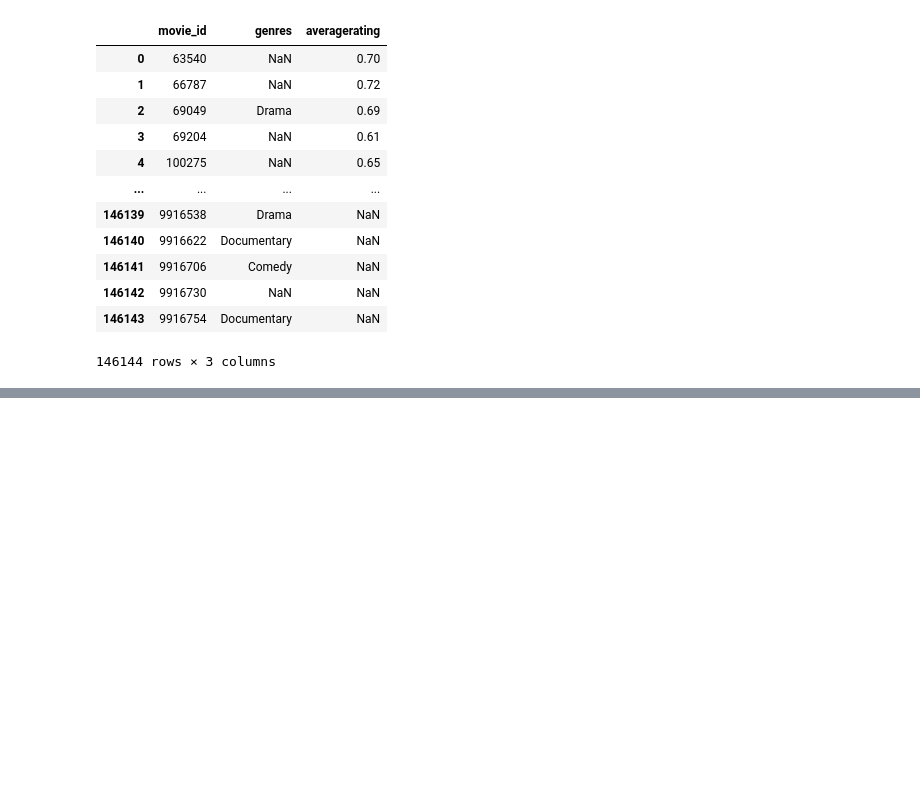
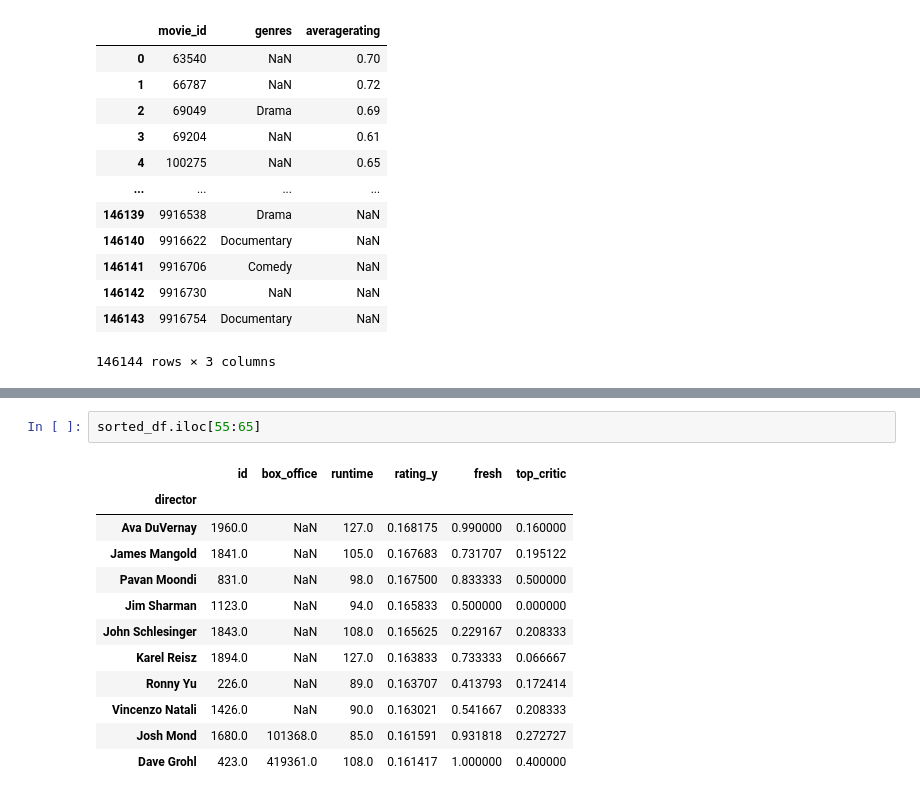
Before and after one commit to jwargodeloitte/intensive-final-project, a Jupyter notebook: SE_Data_Analysis.ipynb, the cells around one changed output, grey strips where cells are left out. Saved outputs shown, nothing was run; the diff lists cells and outputs as text; blank space fills up the shorter version.

```diff
--- a/SE_Data_Analysis.ipynb
+++ b/SE_Data_Analysis.ipynb
@@ -478,0 +581,15 @@ NameError: name 'info' is not defined
+# %%
+sorted_df.iloc[55:65]
+# %% [output]
+|  | id | box_office | runtime | rating_y | fresh | top_critic |
+| director |  |  |  |  |  |  |
+| Ava DuVernay | 1960.0 | NaN | 127.0 | 0.168175 | 0.990000 | 0.160000 |
+| James Mangold | 1841.0 | NaN | 105.0 | 0.167683 | 0.731707 | 0.195122 |
+| Pavan Moondi | 831.0 | NaN | 98.0 | 0.167500 | 0.833333 | 0.500000 |
+| Jim Sharman | 1123.0 | NaN | 94.0 | 0.165833 | 0.500000 | 0.000000 |
+| John Schlesinger | 1843.0 | NaN | 108.0 | 0.165625 | 0.229167 | 0.208333 |
+| Karel Reisz | 1894.0 | NaN | 127.0 | 0.163833 | 0.733333 | 0.066667 |
+| Ronny Yu | 226.0 | NaN | 89.0 | 0.163707 | 0.413793 | 0.172414 |
+| Vincenzo Natali | 1426.0 | NaN | 90.0 | 0.163021 | 0.541667 | 0.208333 |
+| Josh Mond | 1680.0 | 101368.0 | 85.0 | 0.161591 | 0.931818 | 0.272727 |
+| Dave Grohl | 423.0 | 419361.0 | 108.0 | 0.161417 | 1.000000 | 0.400000 |
```
Also changed, not shown: parts of 33 cells of this notebook.
